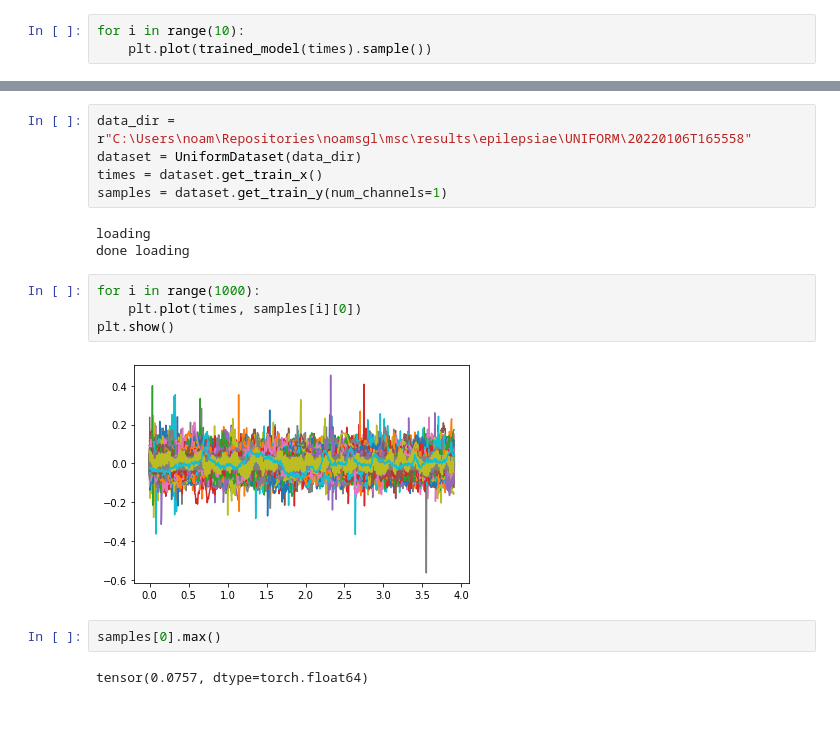
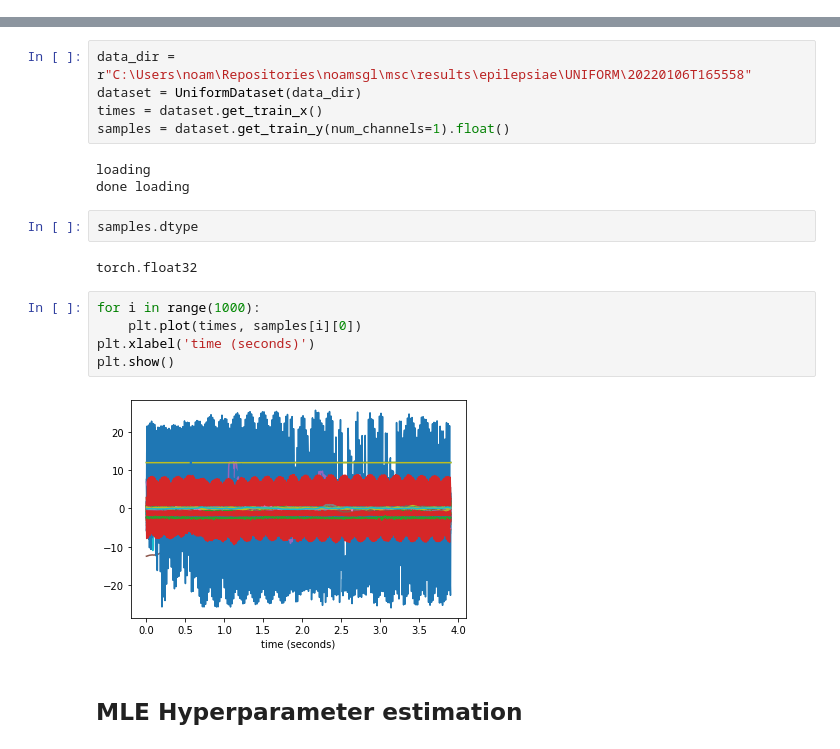
Before and after one commit to noamsgl/msc, a Jupyter notebook: scripts/generate/generate_eeg_with_gaussian_process.ipynb, the cells around one changed output, grey strips where cells are left out. Drawn from its saved outputs; the diff is of its cells as text; blank space fills up the shorter version.

```diff
--- a/scripts/generate/generate_eeg_with_gaussian_process.ipynb
+++ b/scripts/generate/generate_eeg_with_gaussian_process.ipynb
@@ -145,3 +145,0 @@ plt.plot(train_x, train_y)
-# %%
-for i in range(10):
-    plt.plot(trained_model(times).sample())
@@ -153,17 +149,20 @@ for i in range(10):
 data_dir = r"C:\Users\noam\Repositories\noamsgl\msc\results\epilepsiae\UNIFORM\20220106T165558"
 dataset = UniformDataset(data_dir)
 times = dataset.get_train_x()
-samples = dataset.get_train_y(num_channels=1)
+samples = dataset.get_train_y(num_channels=1).float()
 # %% [output]
 loading
 done loading
+# %%
+samples.dtype
+# %% [output]
+torch.float32
 # %%
 for i in range(1000):
     plt.plot(times, samples[i][0])
+plt.xlabel('time (seconds)')
 plt.show()
 # %% [output]
-[figure, old version]
+[figure, new version]
-# %%
-samples[0].max()
-# %% [output]
-tensor(0.0757, dtype=torch.float64)
+# %% [markdown]
+## MLE Hyperparameter estimation
```
Also changed, not shown: parts of 13 cells of this notebook, 1 other file.
